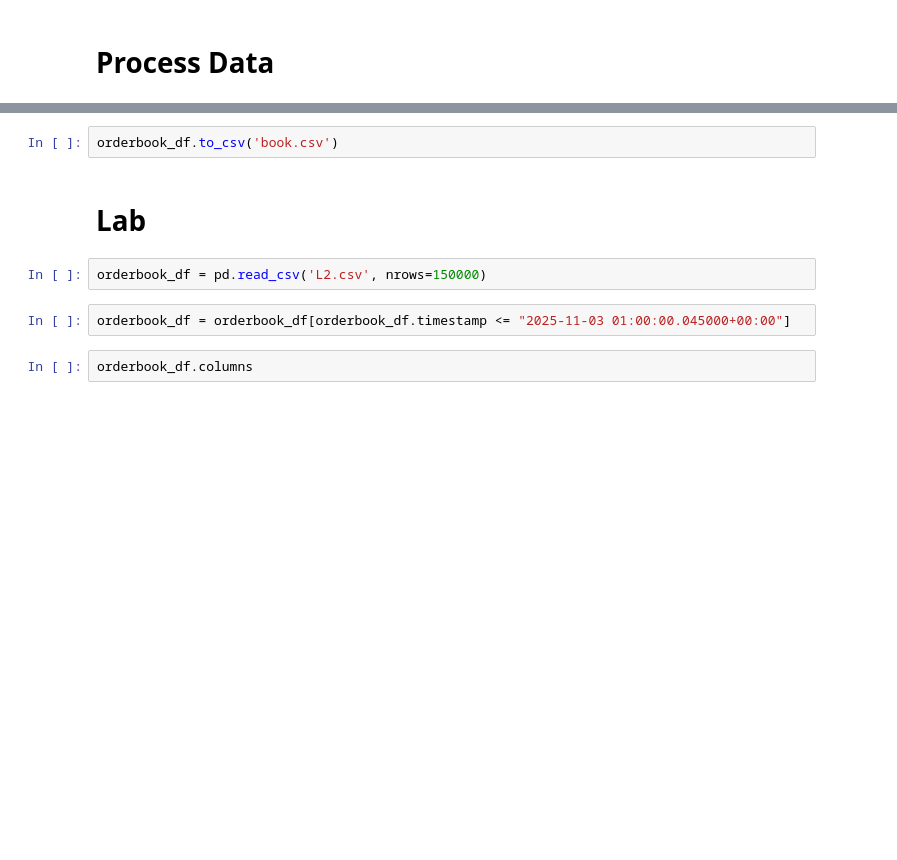
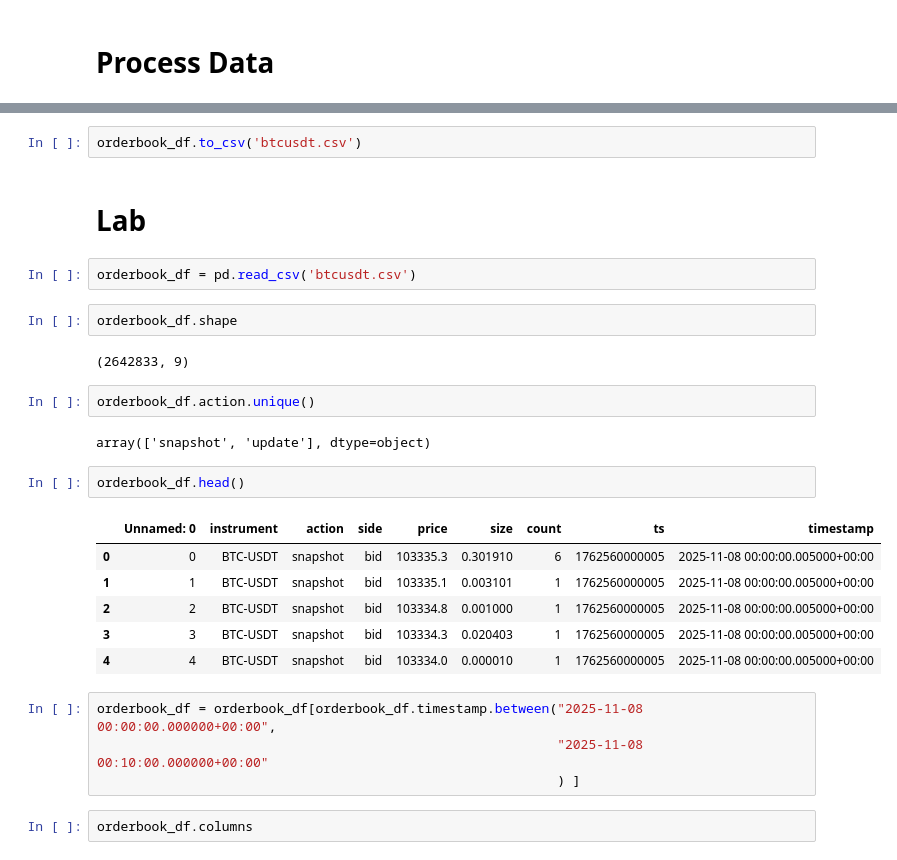
Before and after one commit to jinczing/okx-lob-da, a Jupyter notebook: lab-okx-profile.ipynb, the cells around one changed output, grey strips where cells are left out. Saved outputs shown, nothing was run; the diff lists cells and outputs as text; blank space fills up the shorter version.

```diff
--- a/lab-okx-profile.ipynb
+++ b/lab-okx-profile.ipynb
@@ -18,11 +18,30 @@ orderbook_df.shape
 # %%
-orderbook_df.to_csv('book.csv')
+orderbook_df.to_csv('btcusdt.csv')
 # %% [markdown]
 # Lab
 # %%
-orderbook_df = pd.read_csv('L2.csv', nrows=150000)
+orderbook_df = pd.read_csv('btcusdt.csv')
+# %%
+orderbook_df.shape
+# %% [output]
+(2642833, 9)
+# %%
+orderbook_df.action.unique()
+# %% [output]
+array(['snapshot', 'update'], dtype=object)
+# %%
+orderbook_df.head()
+# %% [output]
+|  | Unnamed: 0 | instrument | action | side | price | size | count | ts | timestamp |
+| 0 | 0 | BTC-USDT | snapshot | bid | 103335.3 | 0.301910 | 6 | 1762560000005 | 2025-11-08 00:00:00.005000+00:00 |
+| 1 | 1 | BTC-USDT | snapshot | bid | 103335.1 | 0.003101 | 1 | 1762560000005 | 2025-11-08 00:00:00.005000+00:00 |
+| 2 | 2 | BTC-USDT | snapshot | bid | 103334.8 | 0.001000 | 1 | 1762560000005 | 2025-11-08 00:00:00.005000+00:00 |
+| 3 | 3 | BTC-USDT | snapshot | bid | 103334.3 | 0.020403 | 1 | 1762560000005 | 2025-11-08 00:00:00.005000+00:00 |
+| 4 | 4 | BTC-USDT | snapshot | bid | 103334.0 | 0.000010 | 1 | 1762560000005 | 2025-11-08 00:00:00.005000+00:00 |
 # %%
-orderbook_df = orderbook_df[orderbook_df.timestamp <= "2025-11-03 01:00:00.045000+00:00"]
+orderbook_df = orderbook_df[orderbook_df.timestamp.between("2025-11-08 00:00:00.000000+00:00",
+                                                           "2025-11-08 00:10:00.000000+00:00"
+                                                           ) ]
 # %%
 orderbook_df.columns
 # %% [output]
```
Also changed, not shown: parts of 16 cells of this notebook, 2 other files.
